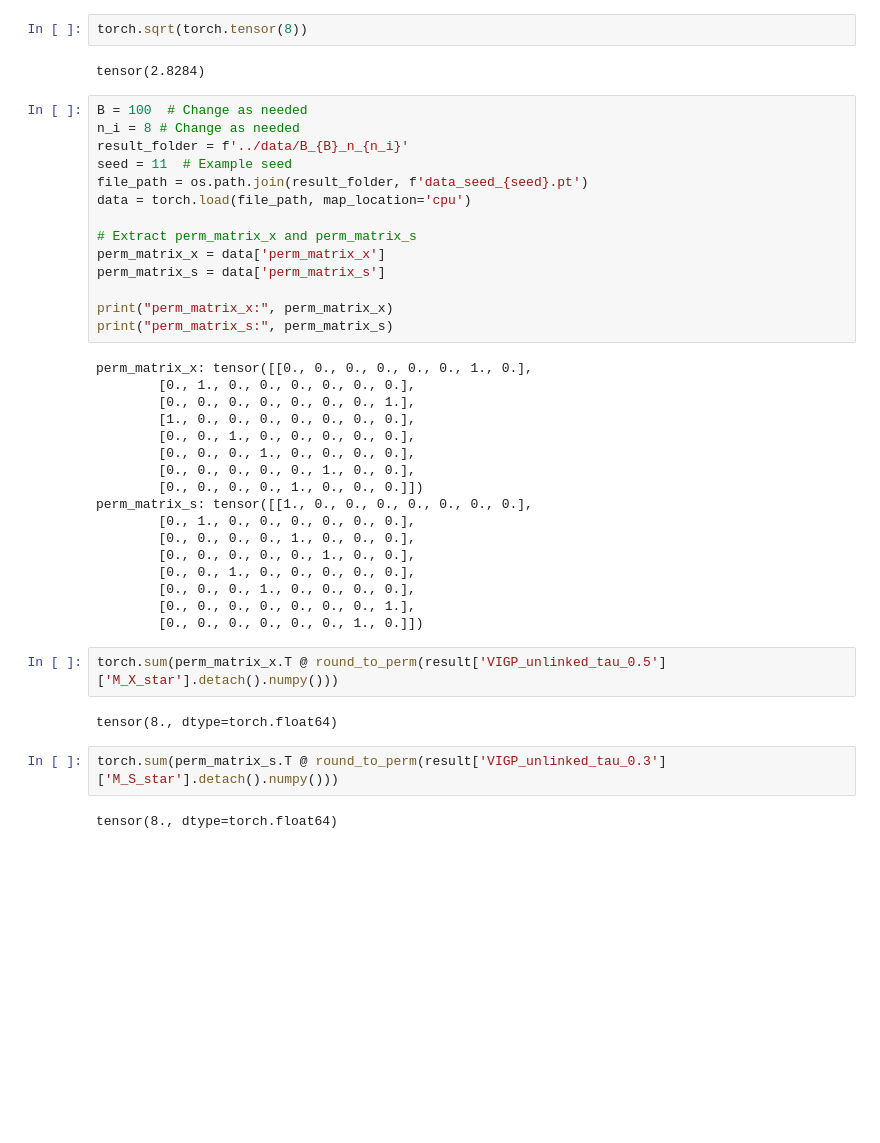
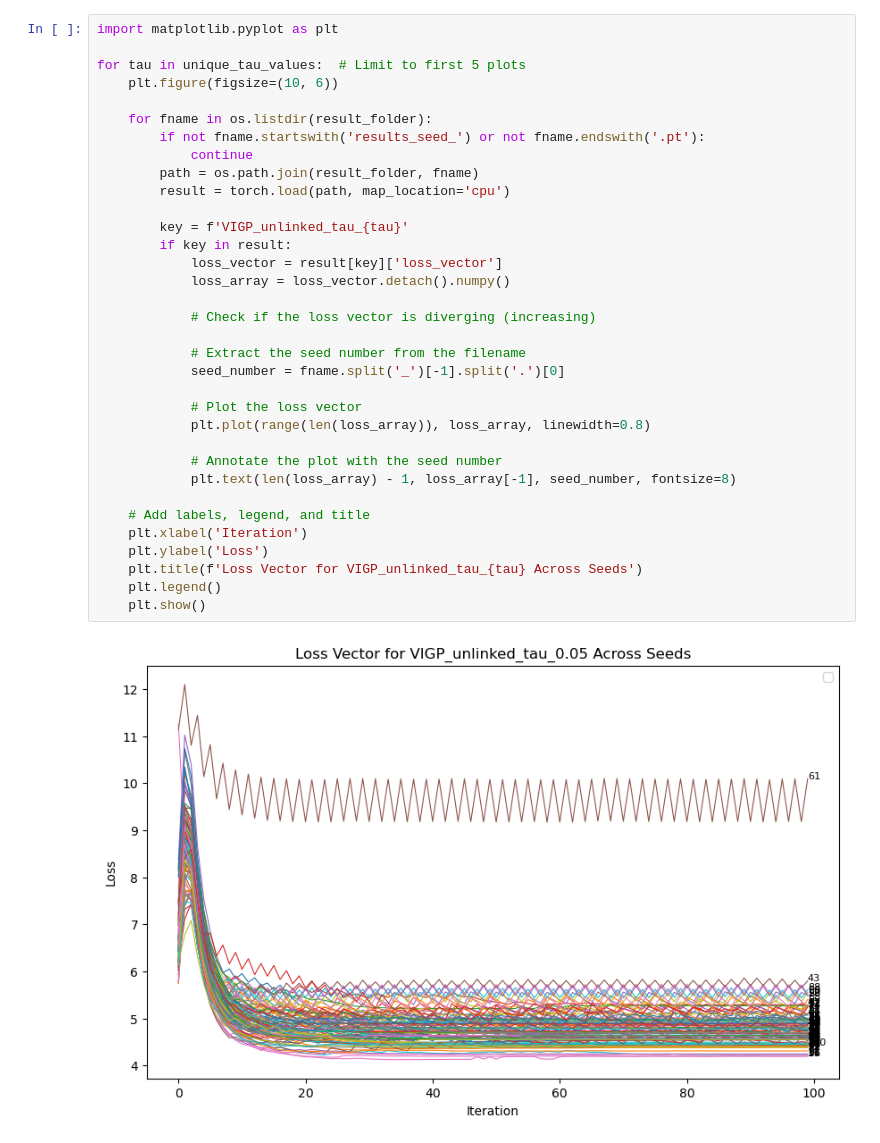
Before and after one commit to isayantan/SpatialReg-Unlinked, a Jupyter notebook: notebooks/read_results.ipynb, the cells around one changed output. Cells and saved outputs as stored; diff of their text form; blank space fills up the shorter version.

```diff
--- a/notebooks/read_results.ipynb
+++ b/notebooks/read_results.ipynb
@@ -165,43 +173,36 @@ tensor(2.8097)
-# %%
-torch.sqrt(torch.tensor(8))
-# %% [output]
-tensor(2.8284)
-# %%
-B = 100  # Change as needed
-n_i = 8 # Change as needed
-result_folder = f'../data/B_{B}_n_{n_i}'
-seed = 11  # Example seed
-file_path = os.path.join(result_folder, f'data_seed_{seed}.pt')
-data = torch.load(file_path, map_location='cpu')
-
-# Extract perm_matrix_x and perm_matrix_s
-perm_matrix_x = data['perm_matrix_x']
-perm_matrix_s = data['perm_matrix_s']
-
-print("perm_matrix_x:", perm_matrix_x)
-print("perm_matrix_s:", perm_matrix_s)
-# %% [output]
-perm_matrix_x: tensor([[0., 0., 0., 0., 0., 0., 1., 0.],
-        [0., 1., 0., 0., 0., 0., 0., 0.],
-        [0., 0., 0., 0., 0., 0., 0., 1.],
-        [1., 0., 0., 0., 0., 0., 0., 0.],
-        [0., 0., 1., 0., 0., 0., 0., 0.],
-        [0., 0., 0., 1., 0., 0., 0., 0.],
-        [0., 0., 0., 0., 0., 1., 0., 0.],
-        [0., 0., 0., 0., 1., 0., 0., 0.]])
-perm_matrix_s: tensor([[1., 0., 0., 0., 0., 0., 0., 0.],
-        [0., 1., 0., 0., 0., 0., 0., 0.],
-        [0., 0., 0., 0., 1., 0., 0., 0.],
-        [0., 0., 0., 0., 0., 1., 0., 0.],
-        [0., 0., 1., 0., 0., 0., 0., 0.],
-        [0., 0., 0., 1., 0., 0., 0., 0.],
-        [0., 0., 0., 0., 0., 0., 0., 1.],
-        [0., 0., 0., 0., 0., 0., 1., 0.]])
-# %%
-torch.sum(perm_matrix_x.T @ round_to_perm(result['VIGP_unlinked_tau_0.5']['M_X_star'].detach().numpy()))
-# %% [output]
-tensor(8., dtype=torch.float64)
-# %%
-torch.sum(perm_matrix_s.T @ round_to_perm(result['VIGP_unlinked_tau_0.3']['M_S_star'].detach().numpy()))
-# %% [output]
-tensor(8., dtype=torch.float64)
+# %%
+import matplotlib.pyplot as plt
+
+for tau in unique_tau_values:  # Limit to first 5 plots
+    plt.figure(figsize=(10, 6))
+
+    for fname in os.listdir(result_folder):
+        if not fname.startswith('results_seed_') or not fname.endswith('.pt'):
+            continue
+        path = os.path.join(result_folder, fname)
+        result = torch.load(path, map_location='cpu')
+
+        key = f'VIGP_unlinked_tau_{tau}'
+        if key in result:
+            loss_vector = result[key]['loss_vector']
+            loss_array = loss_vector.detach().numpy()
+
+            # Check if the loss vector is diverging (increasing)
+
+            # Extract the seed number from the filename
+            seed_number = fname.split('_')[-1].split('.')[0]
+
+            # Plot the loss vector
+            plt.plot(range(len(loss_array)), loss_array, linewidth=0.8)
+
+            # Annotate the plot with the seed number
+            plt.text(len(loss_array) - 1, loss_array[-1], seed_number, fontsize=8)
+
+    # Add labels, legend, and title
+    plt.xlabel('Iteration')
+    plt.ylabel('Loss')
+    plt.title(f'Loss Vector for VIGP_unlinked_tau_{tau} Across Seeds')
+    plt.legend()
+    plt.show()
+# %% [output]
+[figure, added]
```
Also changed, not shown: parts of 5 cells of this notebook, 7 other files.
